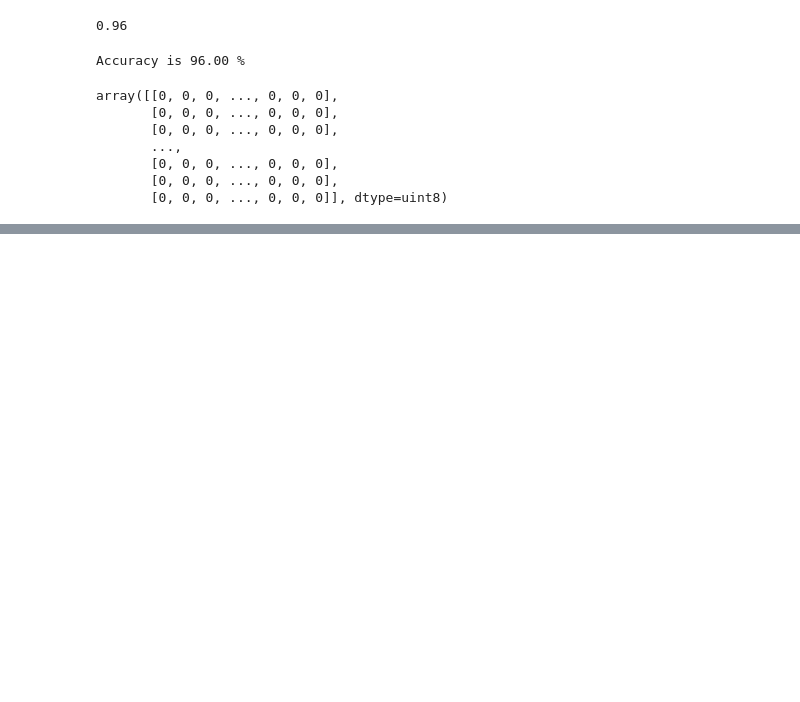
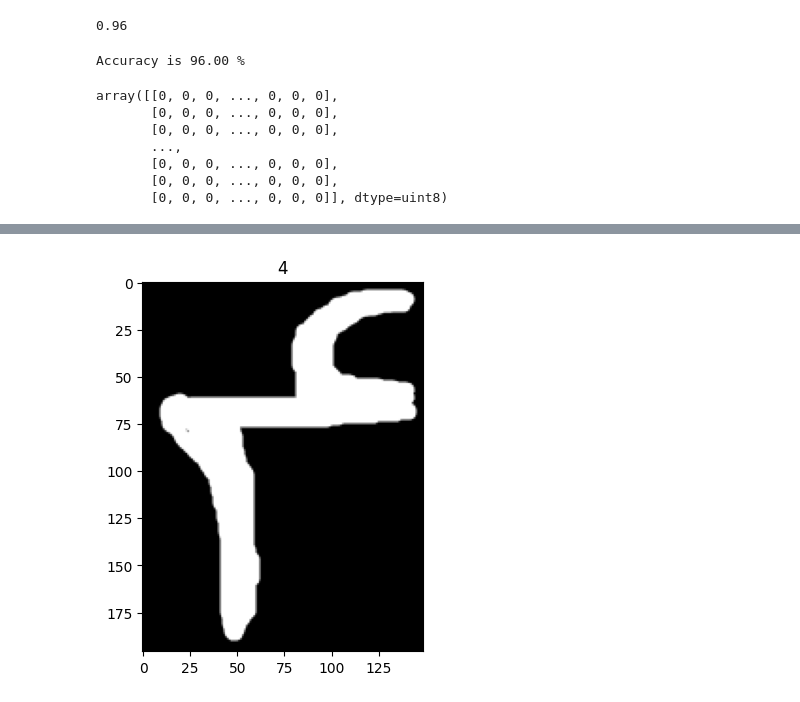
Before and after one commit to BehrangHaghdoust/ExpenseTracker, a Jupyter notebook: 04-persian-digit-classification-with-knn.ipynb, the cells around one changed output, grey strips where cells are left out. Cells and saved outputs as stored; diff of their text form; code cells hidden in the pictures; blank space fills up the shorter version.

```diff
--- a/04-persian-digit-classification-with-knn.ipynb
+++ b/04-persian-digit-classification-with-knn.ipynb
@@ -257,0 +276,5 @@ array([[0, 0, 0, ..., 0, 0, 0],
+# %%
+plt.imshow(img2 , cmap="gray")
+plt.title(neigh.predict(y)[0]);
+# %% [output]
+[figure, added]
```
Also changed, not shown: parts of 4 cells of this notebook.
